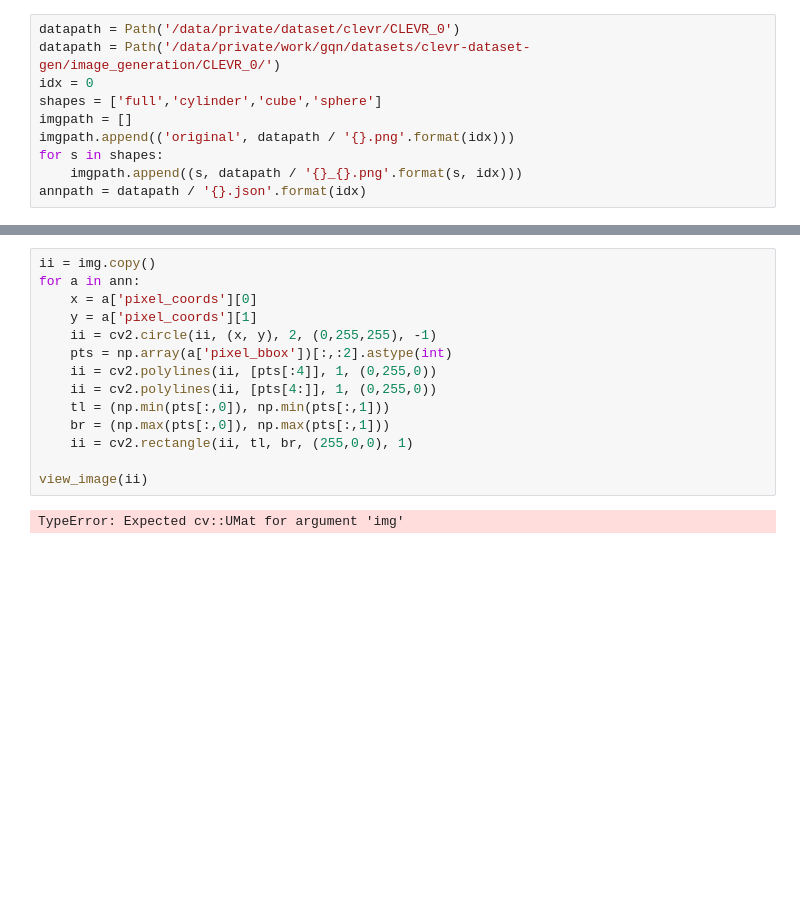
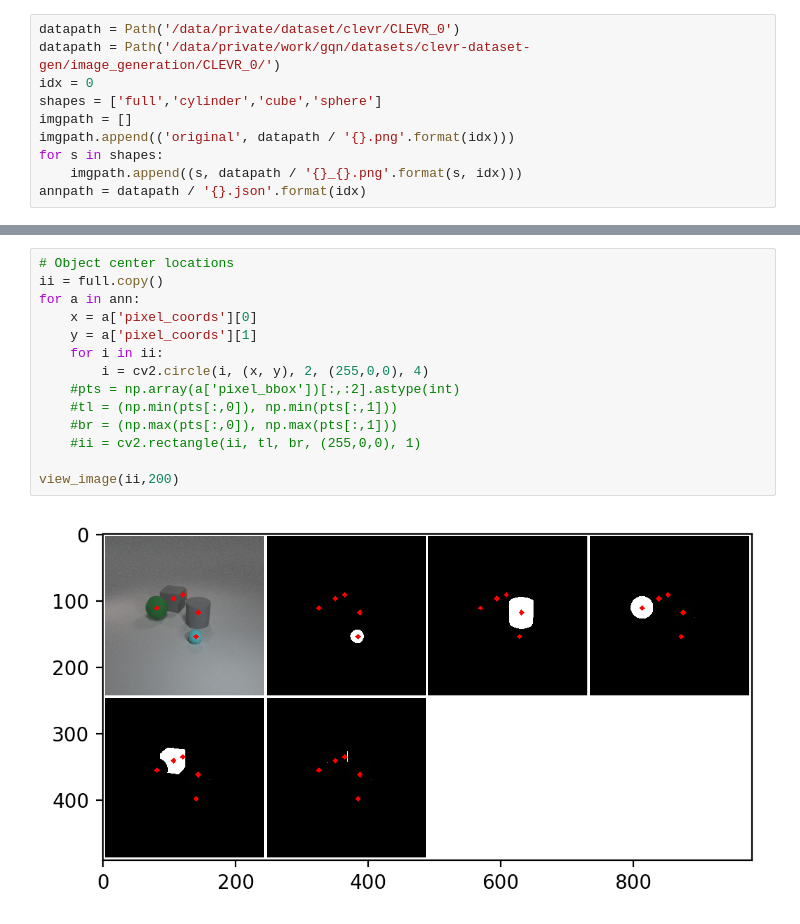
Before and after one commit to jihoonl/clevr-dataset-gen, a Jupyter notebook: notebooks/masking_test.ipynb, the cells around one changed output, grey strips where cells are left out. Cells and saved outputs as stored; diff of their text form; blank space fills up the shorter version.

```diff
--- a/notebooks/masking_test.ipynb
+++ b/notebooks/masking_test.ipynb
@@ -106,19 +107,19 @@ torch.Size([3, 491, 735])
 # %%
-ii = img.copy()
+# Object center locations
+ii = full.copy()
 for a in ann:
     x = a['pixel_coords'][0]
     y = a['pixel_coords'][1]
-    ii = cv2.circle(ii, (x, y), 2, (0,255,255), -1)
-    pts = np.array(a['pixel_bbox'])[:,:2].astype(int)
-    ii = cv2.polylines(ii, [pts[:4]], 1, (0,255,0))
-    ii = cv2.polylines(ii, [pts[4:]], 1, (0,255,0))
-    tl = (np.min(pts[:,0]), np.min(pts[:,1]))
-    br = (np.max(pts[:,0]), np.max(pts[:,1]))
-    ii = cv2.rectangle(ii, tl, br, (255,0,0), 1)
+    for i in ii:
+        i = cv2.circle(i, (x, y), 2, (255,0,0), 4)
+    #pts = np.array(a['pixel_bbox'])[:,:2].astype(int)
+    #tl = (np.min(pts[:,0]), np.min(pts[:,1]))
+    #br = (np.max(pts[:,0]), np.max(pts[:,1]))
+    #ii = cv2.rectangle(ii, tl, br, (255,0,0), 1)
 
-view_image(ii)
+view_image(ii,200)
 # %% [output]
-TypeError: Expected cv::UMat for argument 'img'
+[figure, added]
 # %%
 for a in ann:
     print(a['shape'], a['pixel_coords'])
```
Also changed, not shown: parts of 8 cells of this notebook, 2 other files.
